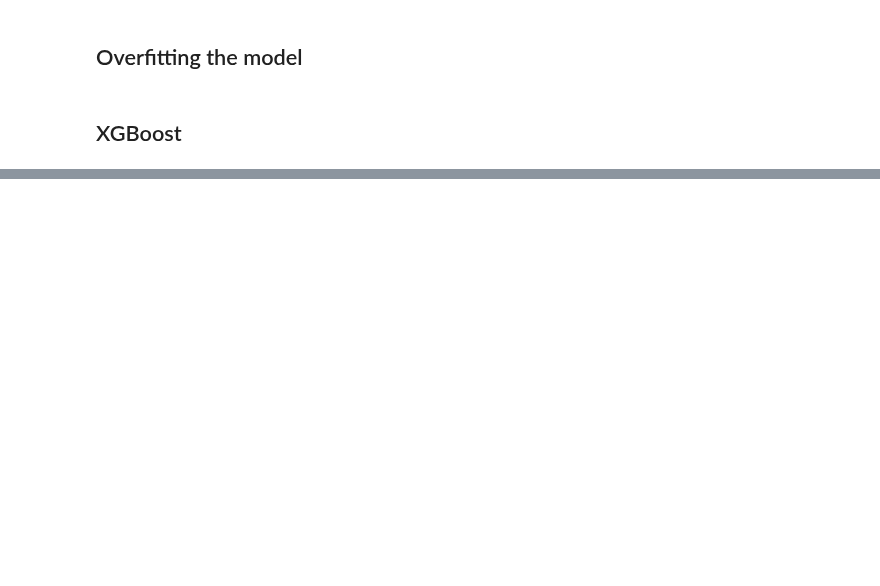
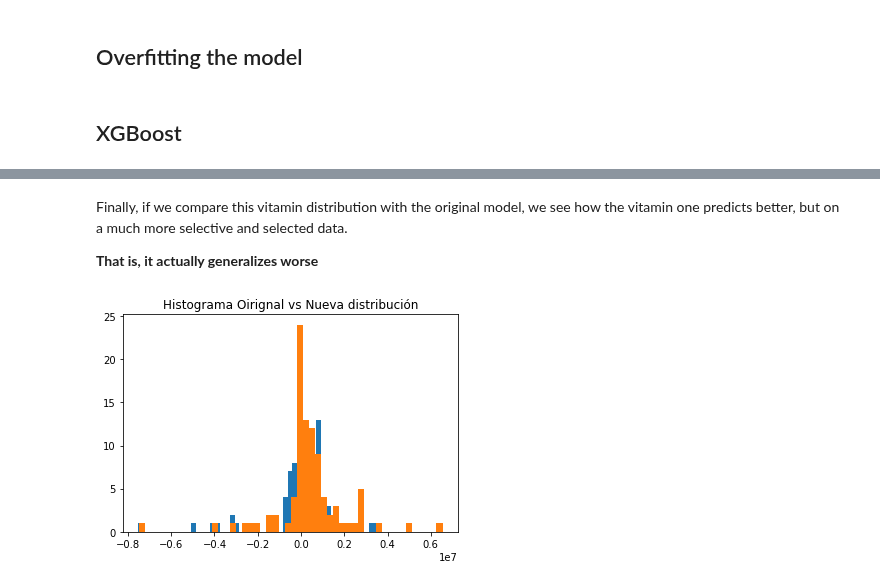
Before and after one commit to davescusope/TFM_Data_Science, a Jupyter notebook: 07. Modeling III.ipynb, the cells around one changed output, grey strips where cells are left out. Saved outputs shown, nothing was run; the diff lists cells and outputs as text; code cells hidden in the pictures; blank space fills up the shorter version.

```diff
--- a/07. Modeling III.ipynb
+++ b/07. Modeling III.ipynb
@@ -324,0 +328,10 @@ Mean error represents  32 % from the mean value
+# %% [markdown]
+Finally, if we compare this vitamin distribution with the original model, we see how the vitamin one predicts better, but on a much more selective and selected data.
+
+**That is, it actually generalizes worse**
+# %%
+plt.hist(y_test-y_regXGB_pred,bins=50);
+plt.title('Histograma Oirignal vs Nueva distribución')
+plt.hist(new_hist['t0'],bins=50);
+# %% [output]
+[figure, added]
```
Also changed, not shown: parts of 18 cells of this notebook.
